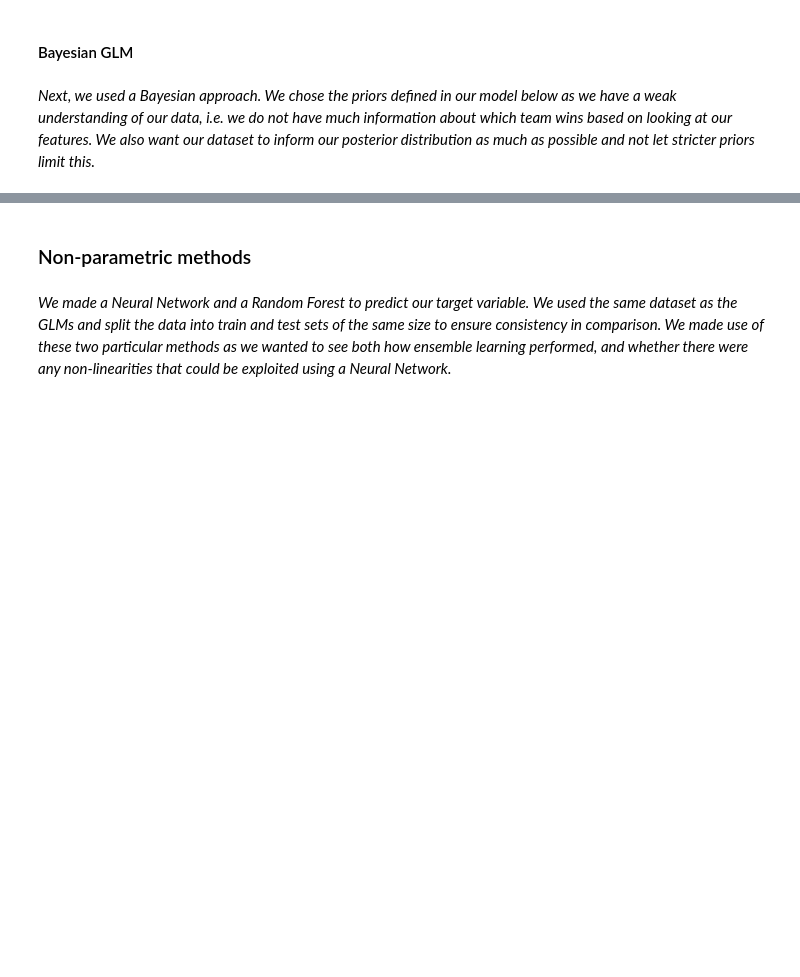
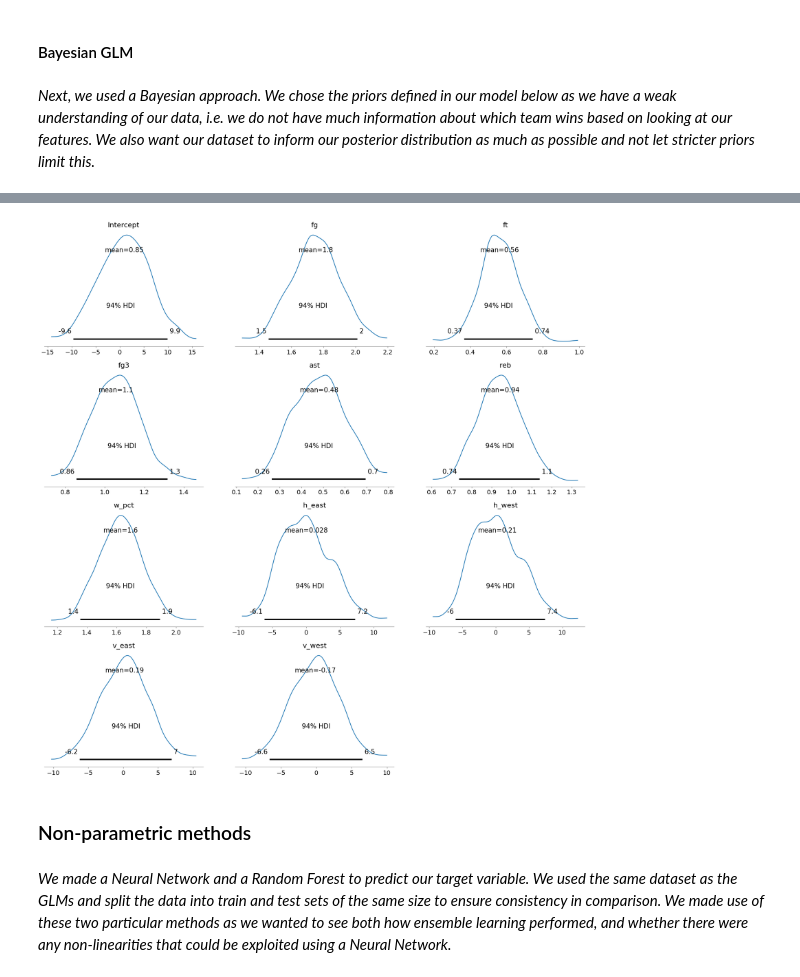
Before and after one commit to musjawai/data102-final-project, a Jupyter notebook: question_1.ipynb, the cells around one changed output, grey strips where cells are left out. Cells and saved outputs as stored; diff of their text form; code cells hidden in the pictures; blank space fills up the shorter version.

```diff
--- a/question_1.ipynb
+++ b/question_1.ipynb
@@ -331,12 +309,12 @@ _The difference between the two models was neglible, although the difference str
 _Next, we used a Bayesian approach. We chose the priors defined in our model below as we have a weak understanding of our data, i.e. we do not have much information about which team wins based on looking at our features. We also want our dataset to inform our posterior distribution as much as possible and not let stricter priors limit this._
 # %%
 # renaming the columns for the pymc model
-df_pymc = df_diff.copy().rename(columns={'FG_PCT_DIFF': 'fg', 'FT_PCT_DIFF': 'ft',
+df_bay = df_transformed.copy().rename(columns={'FG_PCT_DIFF': 'fg', 'FT_PCT_DIFF': 'ft',
                                         'FG3_PCT_DIFF': 'fg3', 'AST_DIFF': 'ast',
                                         'REB_DIFF': 'reb', 'W_PCT_DIFF': 'w_pct',
                                         'HOME_TEAM_WINS': 'win',
                                         'HOME_TEAM_CONFERENCE_East': 'h_east',
                                         'HOME_TEAM_CONFERENCE_West': 'h_west',
                                         'VISITOR_TEAM_CONFERENCE_East': 'v_east',
-                                        'VISITOR_TEAM_CONFERENCE_West': 'v_west'})
-df_pymc.head()
+                                        'VISITOR_TEAM_CONFERENCE_West': 'v_west'}).sample(frac=0.05, random_state=42)
+df_bay.head()
@@ -360,0 +332,3 @@ with pm.Model() as logistic_model:
+# %%
+bayesian_model = bmb.Model('win ~ fg + ft + fg3 + ast + reb + w_pct + h_east + h_west + v_east + v_west', df_bay, family='bernoulli')
+bay_results = bayesian_model.fit(draws=500, chains=2, target_accept=0.95)
@@ -361,3 +344,9 @@ with pm.Model() as logistic_model:
+# %%
+my_model_samples = az.convert_to_inference_data(bay_results)
+az.plot_posterior(my_model_samples)
+plt.show()
+# %% [output]
+[figure, added]
 # %% [markdown]
 ### Non-parametric methods
 # %% [markdown]
```
Also changed, not shown: parts of 35 cells of this notebook, 1 other file.
